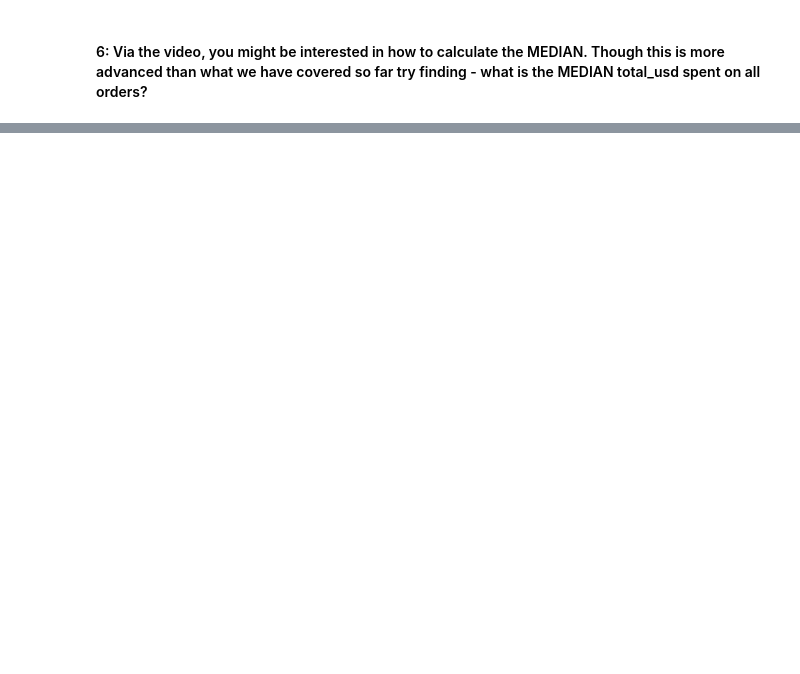
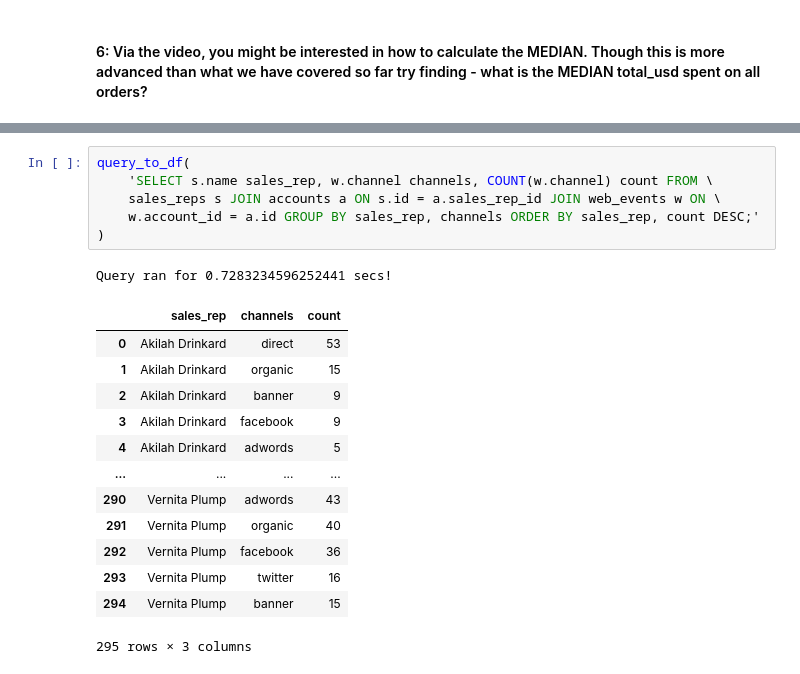
Before and after one commit to Lawrence-Krukrubo/SQL_for_Data_Science, a Jupyter notebook: sql_for_data_analysis3.ipynb, the cells around one changed output, grey strips where cells are left out. Saved outputs shown, nothing was run; the diff lists cells and outputs as text; blank space fills up the shorter version.

```diff
--- a/sql_for_data_analysis3.ipynb
+++ b/sql_for_data_analysis3.ipynb
@@ -405,0 +633,21 @@ Query ran for 0.039069414138793945 secs!
+# %%
+query_to_df(
+    'SELECT s.name sales_rep, w.channel channels, COUNT(w.channel) count FROM \
+    sales_reps s JOIN accounts a ON s.id = a.sales_rep_id JOIN web_events w ON \
+    w.account_id = a.id GROUP BY sales_rep, channels ORDER BY sales_rep, count DESC;'
+)
+# %% [output]
+Query ran for 0.7283234596252441 secs!
+|  | sales_rep | channels | count |
+| 0 | Akilah Drinkard | direct | 53 |
+| 1 | Akilah Drinkard | organic | 15 |
+| 2 | Akilah Drinkard | banner | 9 |
+| 3 | Akilah Drinkard | facebook | 9 |
+| 4 | Akilah Drinkard | adwords | 5 |
+| ... | ... | ... | ... |
+| 290 | Vernita Plump | adwords | 43 |
+| 291 | Vernita Plump | organic | 40 |
+| 292 | Vernita Plump | facebook | 36 |
+| 293 | Vernita Plump | twitter | 16 |
+| 294 | Vernita Plump | banner | 15 |
+295 rows × 3 columns
```
Also changed, not shown: parts of 48 cells of this notebook.
